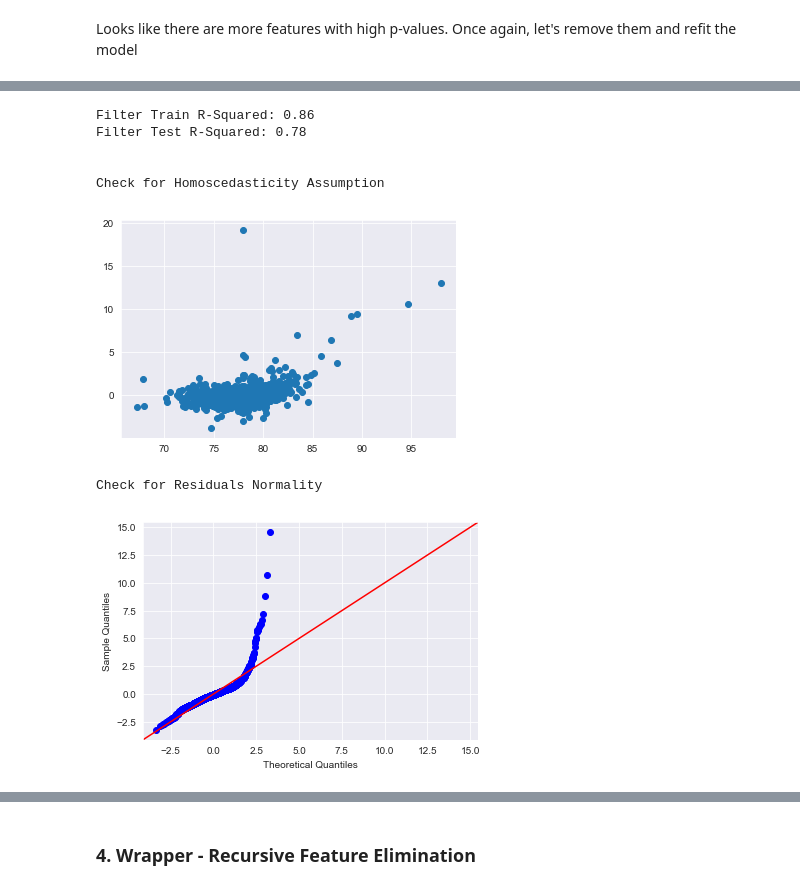
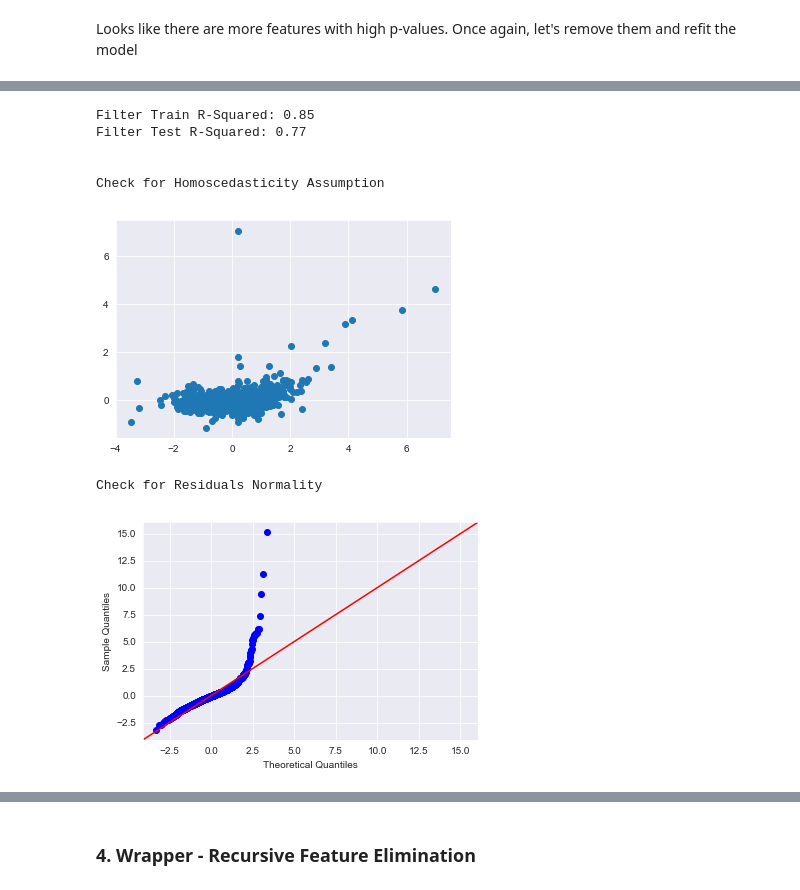
Before and after one commit to sarazylfo/Regression_Insurance_Analysis, a Jupyter notebook: index - Regression Modelling, Model Evaluation & Conclusion.ipynb, the cells around one changed output, grey strips where cells are left out. Drawn from its saved outputs; the diff is of its cells as text; code cells hidden in the pictures.

```diff
--- a/index - Regression Modelling, Model Evaluation & Conclusion.ipynb
+++ b/index - Regression Modelling, Model Evaluation & Conclusion.ipynb
@@ -359,7 +369,7 @@ Now we have removed them, let's further narrow down features by excluding highly
 corr_matrix = High_Var_Features.corr()
 correlated_features = set()
 
-corr_threshold = 0.7
+corr_threshold = 0.6
 
 for i in range(len(corr_matrix.columns)):
     for j in range(i):
@@ -389,12 +399,12 @@ correlated_features
 # %%
 High_Var_Features_Low_Corr = High_Var_Features.drop(list(correlated_features), axis = 1)
 # %%
-filter_OLS = OLS(y_train, add_constant(X_train[High_Var_Features_Low_Corr.columns])).fit()
+filter_OLS = OLS(y_train_scaled, add_constant(X_train_scaled[High_Var_Features_Low_Corr.columns])).fit()
 
-filter_predictions = filter_OLS.predict(add_constant(X_test[High_Var_Features_Low_Corr.columns]))
+filter_predictions = filter_OLS.predict(add_constant(X_test_scaled[High_Var_Features_Low_Corr.columns]))
 filter_train_r2 = filter_OLS.rsquared
 
-filter_test_r2 = r2_score(y_test, filter_predictions)
+filter_test_r2 = r2_score(y_test_scaled, filter_predictions)
 # %%
 filter_OLS.summary()
 # %% [output]
@@ -437,6 +445,6 @@ Looks like there are more features with high p-values. Once again, let's remove
 # %%
 updated_filter_features = filter_OLS.pvalues
 updated_filter_features = updated_filter_features[updated_filter_features < 0.05]
-updated_filter_features.drop('const', axis = 0, inplace = True)
+# updated_filter_features.drop('const', axis = 0, inplace = True)
 updated_filter_features.index
 # %% [output]
@@ -452,11 +459,11 @@ Index(['County_Ranked_(Yes=1/No=0)', 'Premature_death', 'Adult_obesity',
       dtype='object')
 # %%
-filter_OLS = OLS(y_train, add_constant(X_train[updated_filter_features.index])).fit()
+filter_OLS = OLS(y_train_scaled, add_constant(X_train_scaled[updated_filter_features.index])).fit()
 
-filter_predictions = filter_OLS.predict(add_constant(X_test[updated_filter_features.index]))
+filter_predictions = filter_OLS.predict(add_constant(X_test_scaled[updated_filter_features.index]))
 filter_train_r2 = filter_OLS.rsquared
 
-filter_test_r2 = r2_score(y_test, filter_predictions)
+filter_test_r2 = r2_score(y_test_scaled, filter_predictions)
 # %%
 filter_OLS.summary()
 # %% [output]
@@ -497,27 +502,27 @@ strong multicollinearity or other numerical problems.
 # %%
-filter_errors = y_test - filter_predictions
+filter_errors = y_test_scaled - filter_predictions
 
 print ('Filter Train R-Squared:', round(filter_train_r2, 2))
 print ('Filter Test R-Squared:', round(filter_test_r2, 2))
 
 print ('\n')
 
 print ('Check for Homoscedasticity Assumption')
 plt.figure(figsize = (6,4))
-plt.scatter(x = y_test, y = filter_errors)
+plt.scatter(x = y_test_scaled, y = filter_errors)
 plt.show()
 
 print ('Check for Residuals Normality')
 fig = sm.graphics.qqplot(filter_OLS.resid, dist=stats.norm, line='45', fit=True)
 # %% [output]
-Filter Train R-Squared: 0.86
-Filter Test R-Squared: 0.78
+Filter Train R-Squared: 0.85
+Filter Test R-Squared: 0.77
 
 
 Check for Homoscedasticity Assumption
-[figure, old version]
+[figure, new version]
 Check for Residuals Normality
-[figure, old version]
+[figure, new version]
 # %%
 coef_filter = filter_OLS.params.sort_values()
 coef_filter[:-1].plot(kind = 'bar', figsize = (15,10))
```
Also changed, not shown: parts of 54 cells of this notebook, 1 other file.
